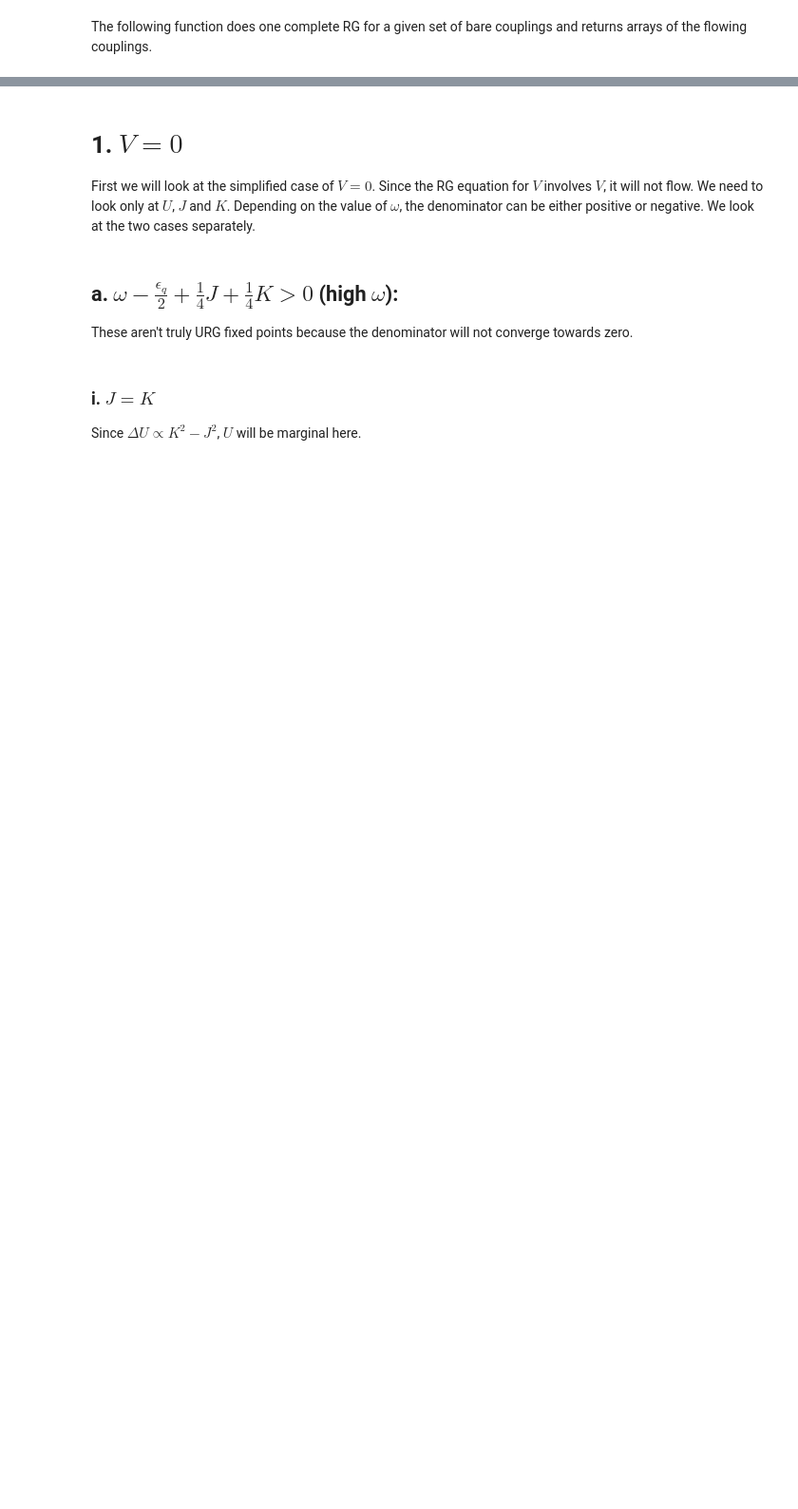
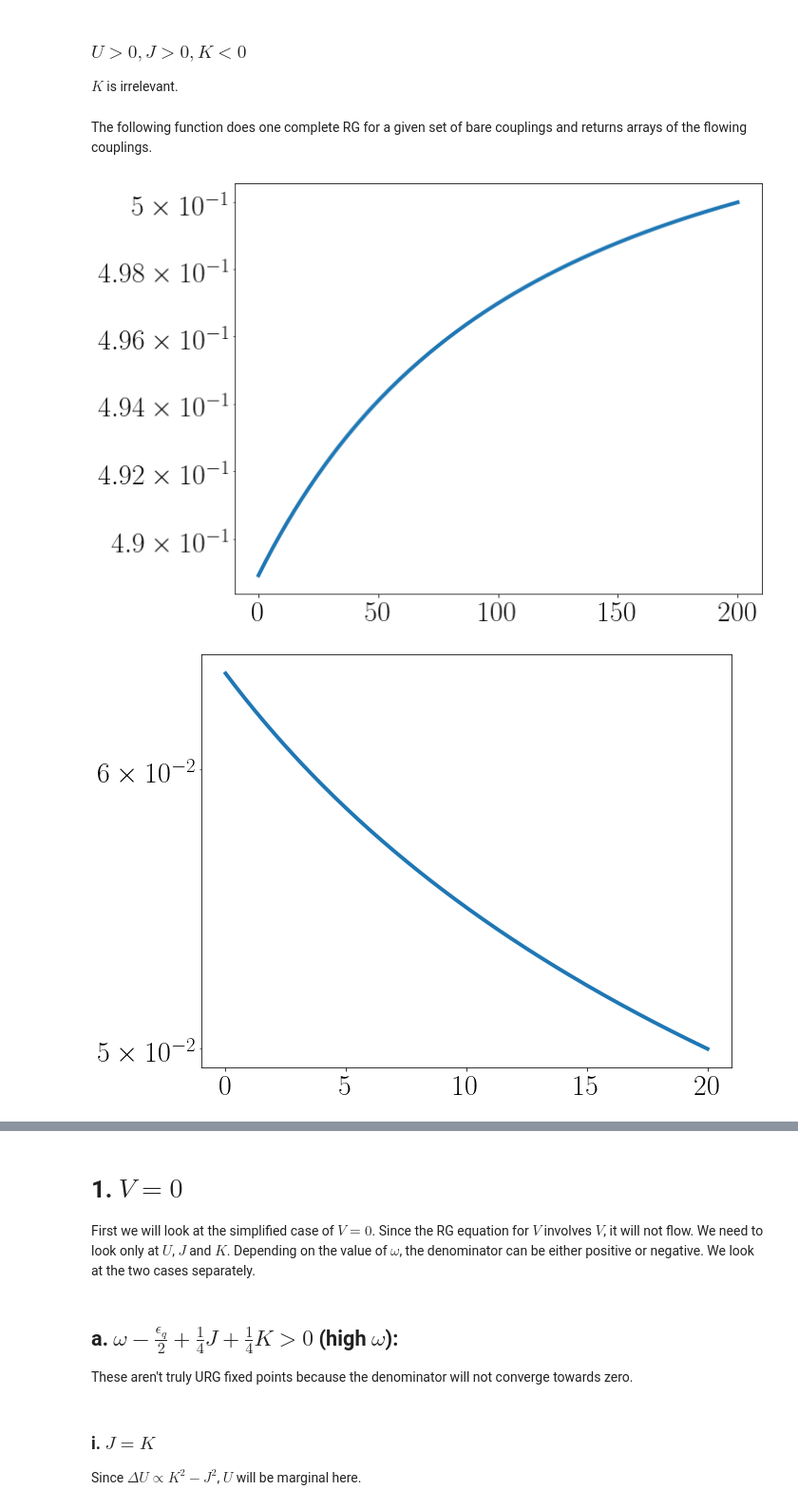
Before and after one commit to abhirup-m/Anderson-Impurity-Model-URG, a Jupyter notebook: spin-charge-symmetrical/spin_charge_symm.ipynb, the cells around one changed output, grey strips where cells are left out. Shown at 95% size. Saved outputs shown, nothing was run; the diff lists cells and outputs as text; code cells hidden in the pictures; blank space fills up the shorter version.

```diff
--- a/spin-charge-symmetrical/spin_charge_symm.ipynb
+++ b/spin-charge-symmetrical/spin_charge_symm.ipynb
@@ -15,8 +15,8 @@ font = {'size'   : 30}
 matplotlib.rc('font', **font)
 matplotlib.rcParams['text.usetex'] = True
 plt.rcParams["figure.figsize"]= 10, 8
-matplotlib.rcParams['lines.linewidth'] = 3
-props = dict(boxstyle='round', ec='black', fc='white')
+matplotlib.rcParams['lines.linewidth'] = 4
+props = dict(boxstyle='round', ec='black', fc='white', alpha=0.8)
 
 deltaD = 0.1
 # %% [markdown]
@@ -66 +43,4 @@ The following equation accepts the coupling values at the $j^{th}$ step of the R
+# %% [markdown]
+### $U>0,J>0,K<0$
+$K$ is irrelevant.
 # %%
@@ -82,26 +61,39 @@ def rg(w, D, U, V, J, K, flags):
 # %% [markdown]
 The following function does one complete RG for a given set of bare couplings and returns arrays of the flowing couplings.
 # %%
-def complete_RG(w_, D0, U0, V0, J0, K0):
+def complete_RG(w, D0, U0, V0, J0):
     U = [U0]
     V = [V0]
     J = [J0]
-    K = [K0]
     E = [D0]
-    w = w_(D0)
-    old_den = den(w, D0, U[-1], J[-1], K[-1])
     for D in np.arange(D0, 0, -deltaD):
-        w = w_(D)
-        new_den = den(w, D, U[-1], J[-1], K[-1])
-        flags = old_den * new_den > 0
-        if not flags[2]:
-            break
-        old_den = new_den
-        U_j, V_j, J_j, K_j = rg(w, D, U[-1], V[-1], J[-1], K[-1], flags)
+        U_j, V_j, J_j, K_j = rg1(w, D, U[-1], V[-1], J[-1])
         U.append(U_j)
         V.append(V_j)
         J.append(J_j)
-        K.append(K_j)
         E.append(D - deltaD)
+        d0,d1,d2,d3 = den(w, D-deltaD, U[-1], J[-1], 0)
+        if d2 >= 0:
+            print (E[-1])
+            break
 
-    return np.array(E), np.array(U), np.array(V), np.array(J), np.array(K)
+    return np.array(E), np.array(U), np.array(V), np.array(J)
+
+D0 = 20
+w = -D0/2
+U0 = 0.5
+V0 = 0.05
+J0 = 0.01
+E, U, V, J = complete_RG(w, D0, U0, V0, J0)
+plt.plot(E/deltaD, U)
+plt.yscale("log")
+plt.show()
+plt.plot(E, V)
+plt.yscale("log")
+plt.show()
+plt.plot(E, J)
+plt.yscale("log")
+plt.show()
+# %% [output]
+[figure, added]
+[figure, added]
```
Also changed, not shown: parts of 17 cells of this notebook, 3 other files.
